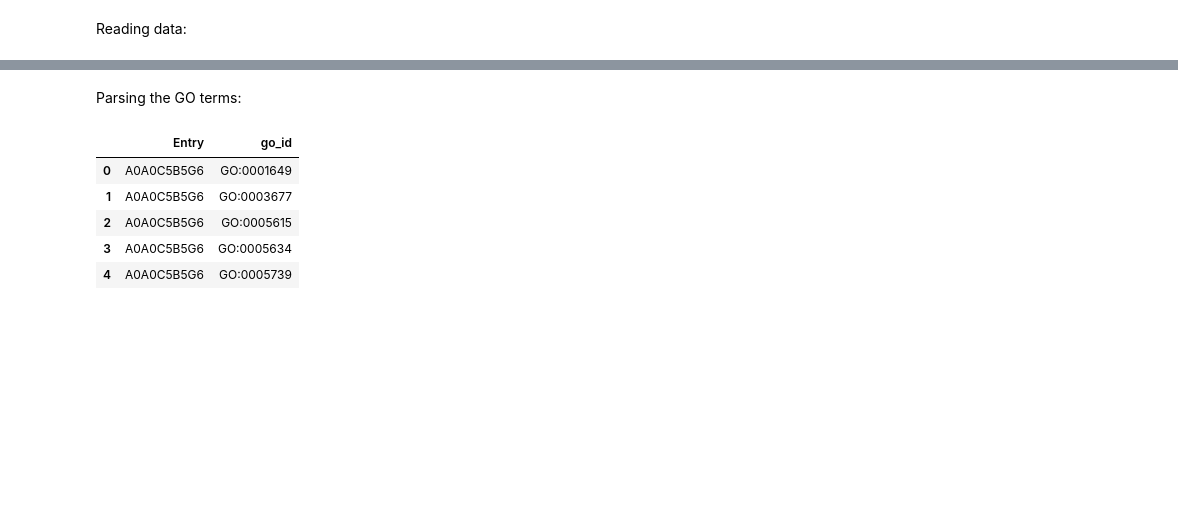
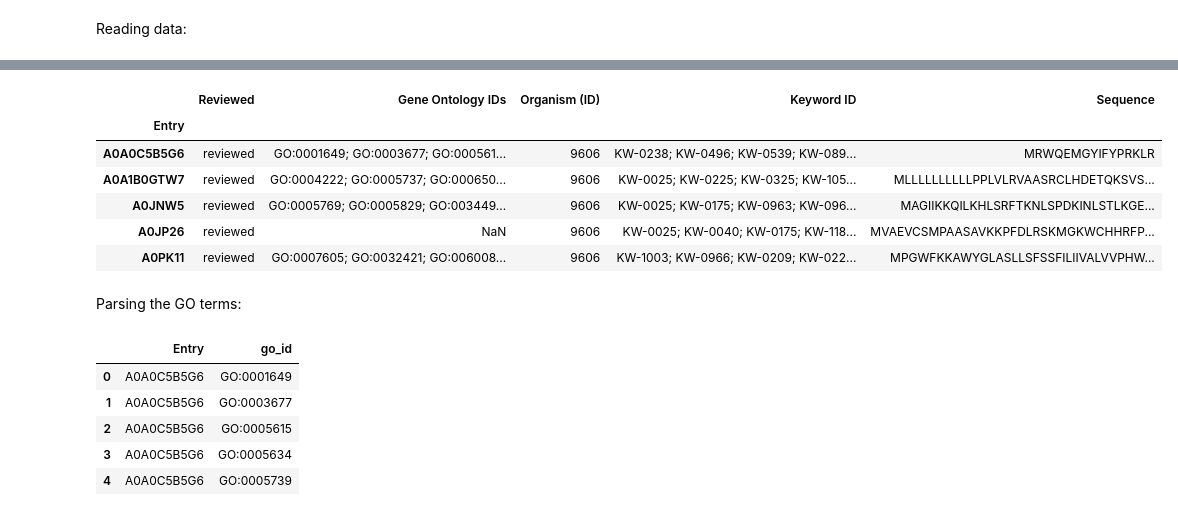
Before and after one commit to adenger/subpred4, a Jupyter notebook: notebooks/2_trembl_analysis.ipynb, the cells around one changed output, grey strips where cells are left out. Cells and saved outputs as stored; diff of their text form; code cells hidden in the pictures; blank space fills up the shorter version.

```diff
--- a/notebooks/2_trembl_analysis.ipynb
+++ b/notebooks/2_trembl_analysis.ipynb
@@ -83,3 +28,29 @@ True
+# %%
+import pandas as pd
+import re
+
+# Proteins with fragmented sequences have been filtered before downloading.
+df_uniprot2 = pd.read_table(
+    "../data/raw/uniprot/uniprot_2022_05_evidence1-2_nofragments.tsv", index_col=0, low_memory=False
+)
+df_uniprot2.head()
+
+# Only keeping existence at protein level, since the dataset also includes TrEMBL proteins.
+df_uniprot2 = df_uniprot2[df_uniprot2["Protein existence"] == "Evidence at protein level"]
+df_uniprot2 = df_uniprot2[["Reviewed", "Gene Ontology IDs", "Organism (ID)", "Keyword ID", "Sequence"]]
+# Removing protiens with placeholder AAs:
+df_uniprot2 = df_uniprot2[
+    df_uniprot2.Sequence.str.match(re.compile("[ACDEFGHIKLMNPQRSTVWY]+"))
+]
+df_uniprot2.head()
+# %% [output]
+|  | Reviewed | Gene Ontology IDs | Organism (ID) | Keyword ID | Sequence |
+| Entry |  |  |  |  |  |
+| A0A0C5B5G6 | reviewed | GO:0001649; GO:0003677; GO:000561... | 9606 | KW-0238; KW-0496; KW-0539; KW-089... | MRWQEMGYIFYPRKLR |
+| A0A1B0GTW7 | reviewed | GO:0004222; GO:0005737; GO:000650... | 9606 | KW-0025; KW-0225; KW-0325; KW-105... | MLLLLLLLLLLPPLVLRVAASRCLHDETQKSVS... |
+| A0JNW5 | reviewed | GO:0005769; GO:0005829; GO:003449... | 9606 | KW-0025; KW-0175; KW-0963; KW-096... | MAGIIKKQILKHLSRFTKNLSPDKINLSTLKGE... |
+| A0JP26 | reviewed | NaN | 9606 | KW-0025; KW-0040; KW-0175; KW-118... | MVAEVCSMPAASAVKKPFDLRSKMGKWCHHRFP... |
+| A0PK11 | reviewed | GO:0007605; GO:0032421; GO:006008... | 9606 | KW-1003; KW-0966; KW-0209; KW-022... | MPGWFKKAWYGLASLLSFSSFILIIVALVVPHW... |
 # %% [markdown]
 Parsing the GO terms:
 # %%
```
Also changed, not shown: parts of 14 cells of this notebook.
